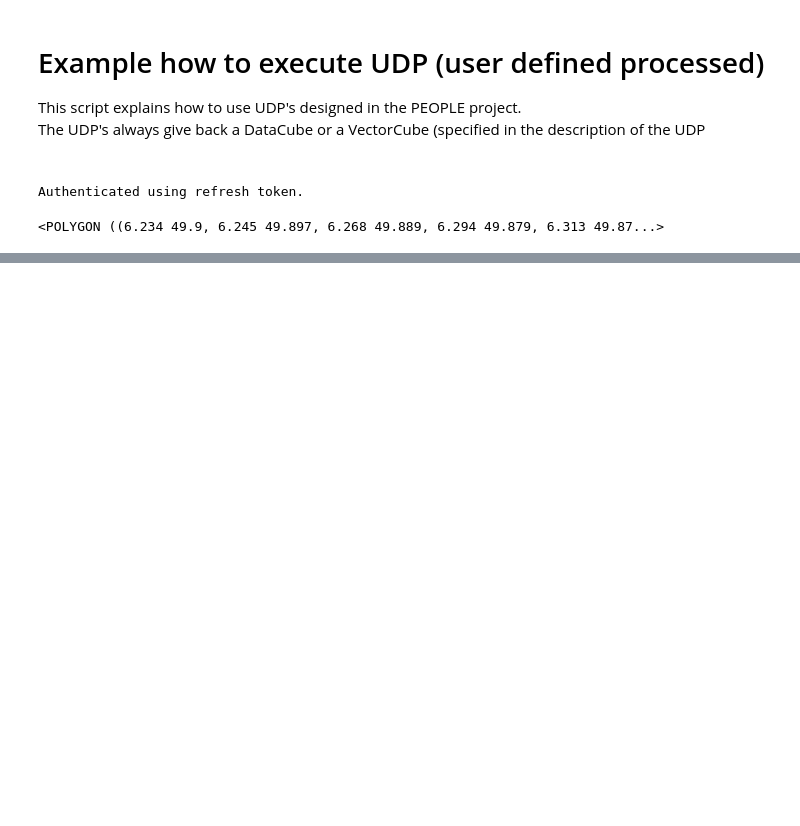
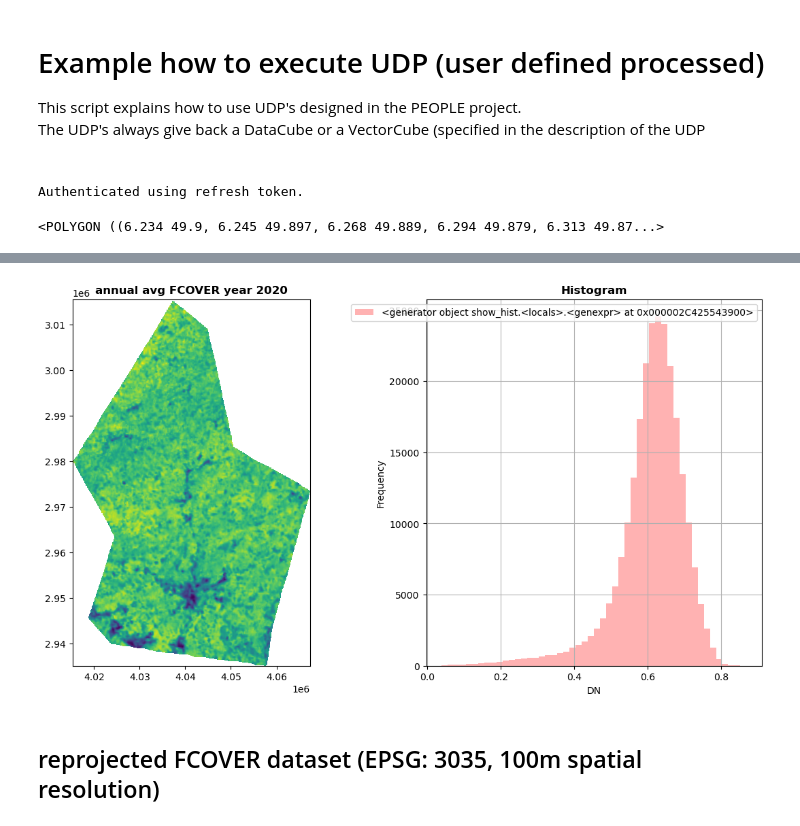
Before and after one commit to integratedmodelling/OpenEO-UDP-UDF-catalogue, a Jupyter notebook: examples/call_udp_from_python.ipynb, the cells around one changed output, grey strips where cells are left out. Saved outputs shown, nothing was run; the diff lists cells and outputs as text; code cells hidden in the pictures; blank space fills up the shorter version.

Commit message:
example calls for UDP (FCOVER)

```diff
--- a/examples/call_udp_from_python.ipynb
+++ b/examples/call_udp_from_python.ipynb
@@ -67,0 +57,11 @@ OpenEoApiError: [400] ProcessParameterInvalid: The value passed for parameter 'r
+# %%
+# visu result
+with rasterio.open("FCOVER_annual-average_2020_100m_EPSG3035.tif") as src:
+    fig, (axrgb, axhist) = pyplot.subplots(1, 2, figsize=(14,7))
+    show(src, with_bounds=True, ax=axrgb, title='annual avg FCOVER year 2020')
+    show_hist(src, bins=50, lw=0.0, stacked=False, alpha=0.3, histtype='stepfilled', title="Histogram", ax=axhist)
+    pyplot.show()
+# %% [output]
+[figure, added]
+# %% [markdown]
+## reprojected FCOVER dataset (EPSG: 3035, 100m spatial resolution)
```
Also changed, not shown: parts of 9 cells of this notebook.
